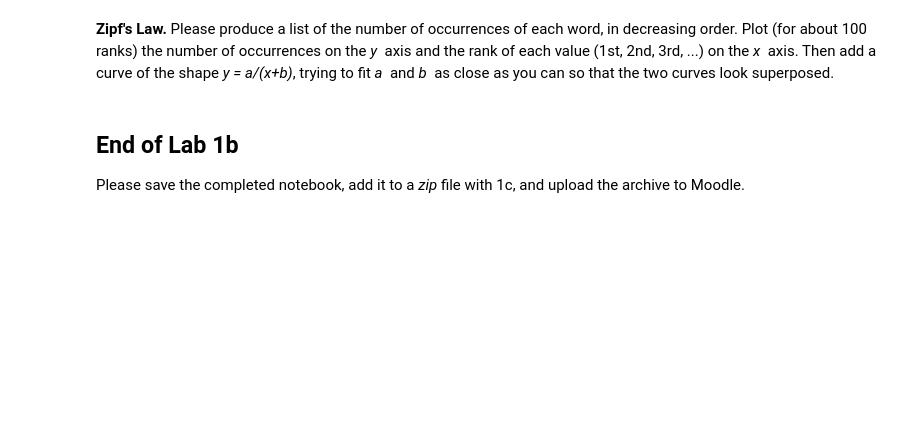
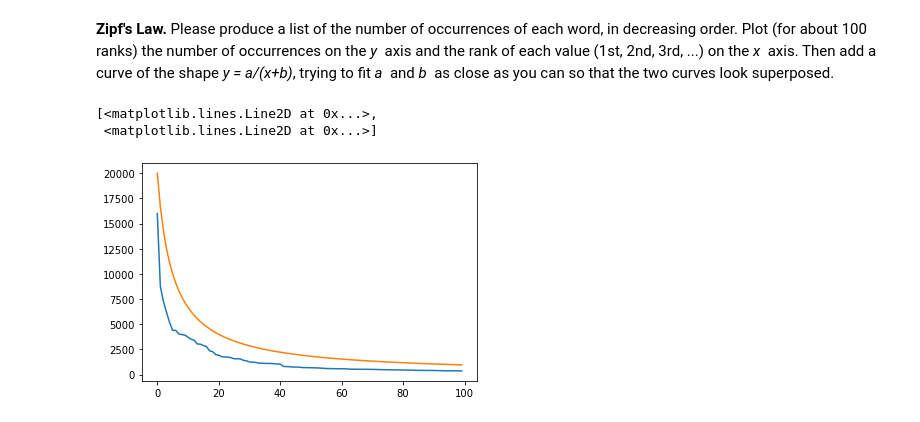
Before and after one commit to FabianGroeger96/mse-analysis-text-data, a Jupyter notebook: SW01/MSE_AnTeDe_Lab1b_student.ipynb, the cells around one changed output. Drawn from its saved outputs; the diff is of its cells as text; code cells hidden in the pictures; blank space fills up the shorter version.

```diff
--- a/SW01/MSE_AnTeDe_Lab1b_student.ipynb
+++ b/SW01/MSE_AnTeDe_Lab1b_student.ipynb
@@ -128,6 +281,11 @@ Can you build a list with the length of each word (instead of the word), then us
 **Zipf's Law.** Please produce a list of the number of occurrences of each word, in decreasing order.  Plot (for about 100 ranks) the number of occurrences on the *y&nbsp;* axis and the rank of each value (1st, 2nd, 3rd, ...) on the *x&nbsp;* axis.  Then add a curve of the shape *y = a/(x+b)*, trying to fit *a&nbsp;* and *b&nbsp;* as close as you can so that the two curves look superposed.
 # %%
 # Please write your Python code in this cell and execute it.
+n_occurence = [word[1] for word in freq_dist.most_common(100)]
+n_occurence.sort(reverse=True)
+one_over_x = [100000/(x+5) for x in range(100)]
+plt.plot(range(100), n_occurence, one_over_x)
+# %% [output]
+[<matplotlib.lines.Line2D at 0x...>,
+ <matplotlib.lines.Line2D at 0x...>]
+[figure, added]
-# %% [markdown]
-## End of Lab 1b
-Please save the completed notebook, add it to a *zip* file with 1c, and upload the archive to Moodle.
```
Also changed, not shown: parts of 22 cells of this notebook, 11 other files.
